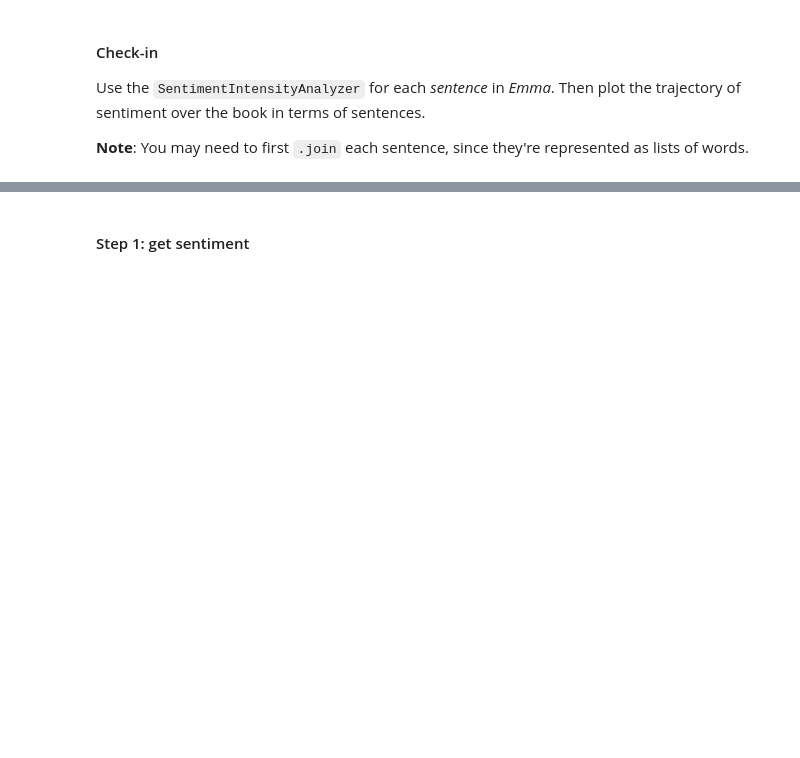
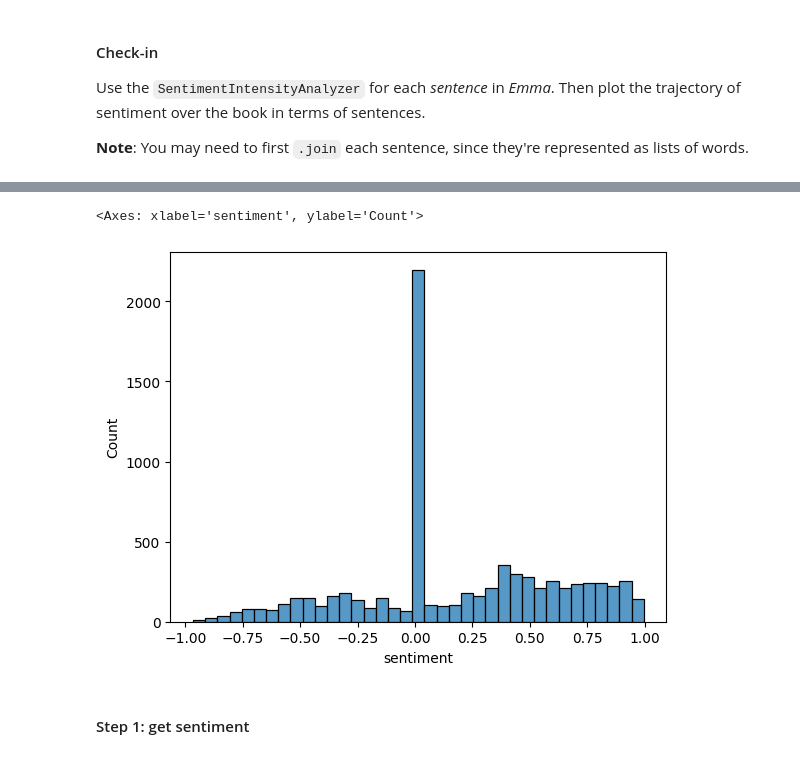
Before and after one commit to holliwood8/css100_lectures, a Jupyter notebook: 06-nltk-advanced.ipynb, the cells around one changed output, grey strips where cells are left out. Drawn from its saved outputs; the diff is of its cells as text; code cells hidden in the pictures; blank space fills up the shorter version.

```diff
--- a/06-nltk-advanced.ipynb
+++ b/06-nltk-advanced.ipynb
@@ -232,4 +258,10 @@ Use the `SentimentIntensityAnalyzer` for each *sentence* in *Emma*. Then plot th
 
 **Note**: You may need to first `.join` each sentence, since they're represented as lists of words.
 # %%
-### Your code here
+sia = SentimentIntensityAnalyzer()
+
+string = [' '.join(sent) for sent in emma]
+df_sentences = pd.DataFrame({'sentence': string})
+df_sentences['sentiment'] = df_sentences['sentence'].apply(lambda x: sia.polarity_scores(x)['compound'])
+
+df_sentences
@@ -236,3 +282,9 @@ Use the `SentimentIntensityAnalyzer` for each *sentence* in *Emma*. Then plot th
+# %%
+sns.histplot(data = df_sentences, x='sentiment')
+## most sentences have zero sentiment
+# %% [output]
+<Axes: xlabel='sentiment', ylabel='Count'>
+[figure, added]
 # %% [markdown]
 #### Step 1: get sentiment
 # %%
```
Also changed, not shown: parts of 10 cells of this notebook.
